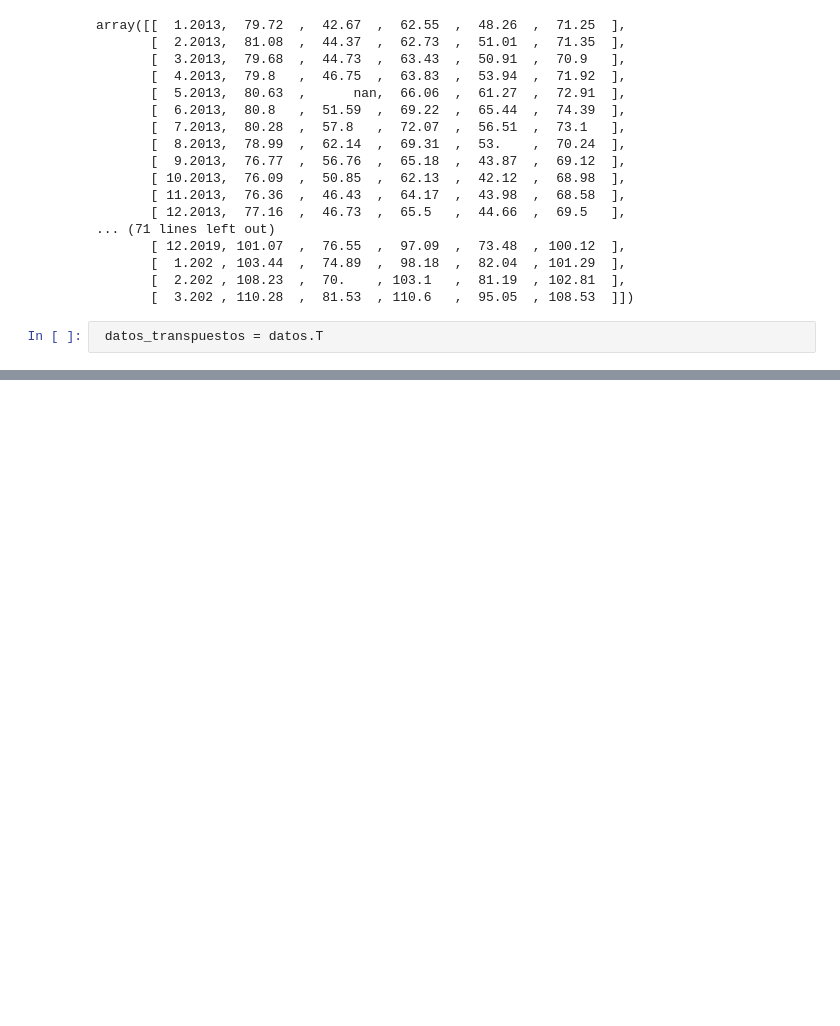
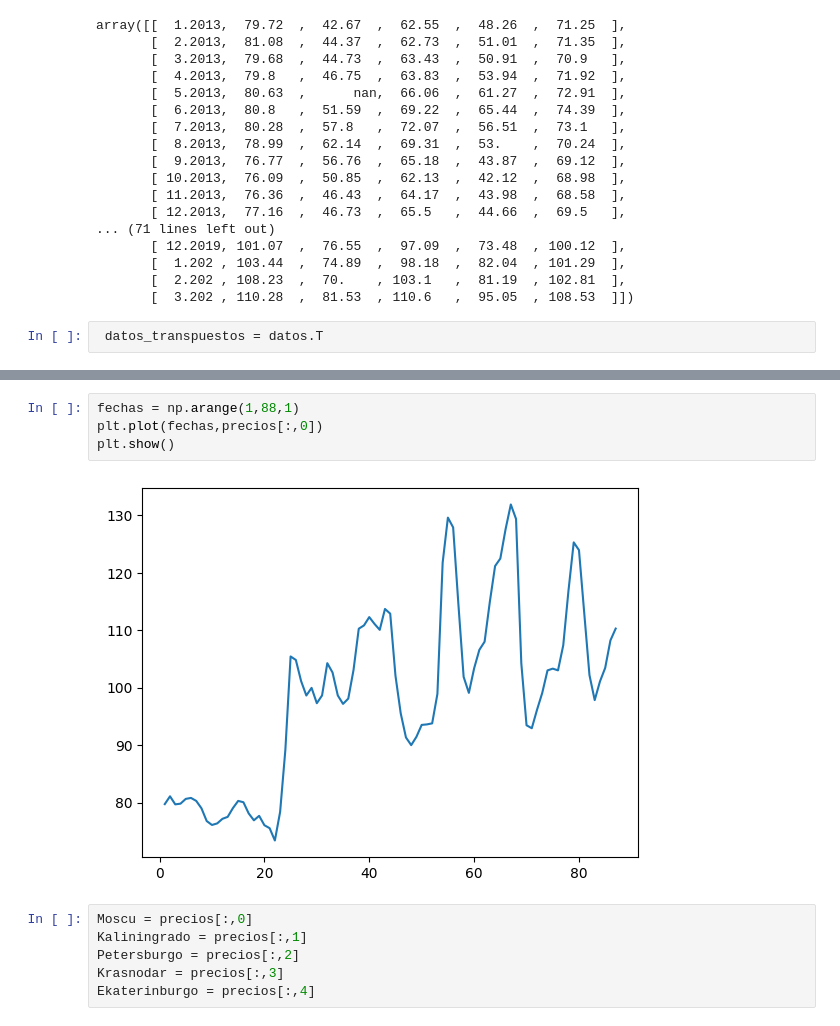
Before and after one commit to Gaby46Pe/numpy-analisis-numerico-eficiente-con-python, a Jupyter notebook: Numpy.ipynb, the cells around one changed output, grey strips where cells are left out. Saved outputs shown, nothing was run; the diff lists cells and outputs as text; blank space fills up the shorter version.

```diff
--- a/Numpy.ipynb
+++ b/Numpy.ipynb
@@ -99,0 +150,12 @@ array([[  1.2013,  79.72  ,  42.67  ,  62.55  ,  48.26  ,  71.25  ],
+# %%
+fechas = np.arange(1,88,1)
+plt.plot(fechas,precios[:,0])
+plt.show()
+# %% [output]
+[figure, added]
+# %%
+Moscu = precios[:,0]
+Kaliningrado = precios[:,1]
+Petersburgo = precios[:,2]
+Krasnodar = precios[:,3]
+Ekaterinburgo = precios[:,4]
```
Also changed, not shown: parts of 19 cells of this notebook.
